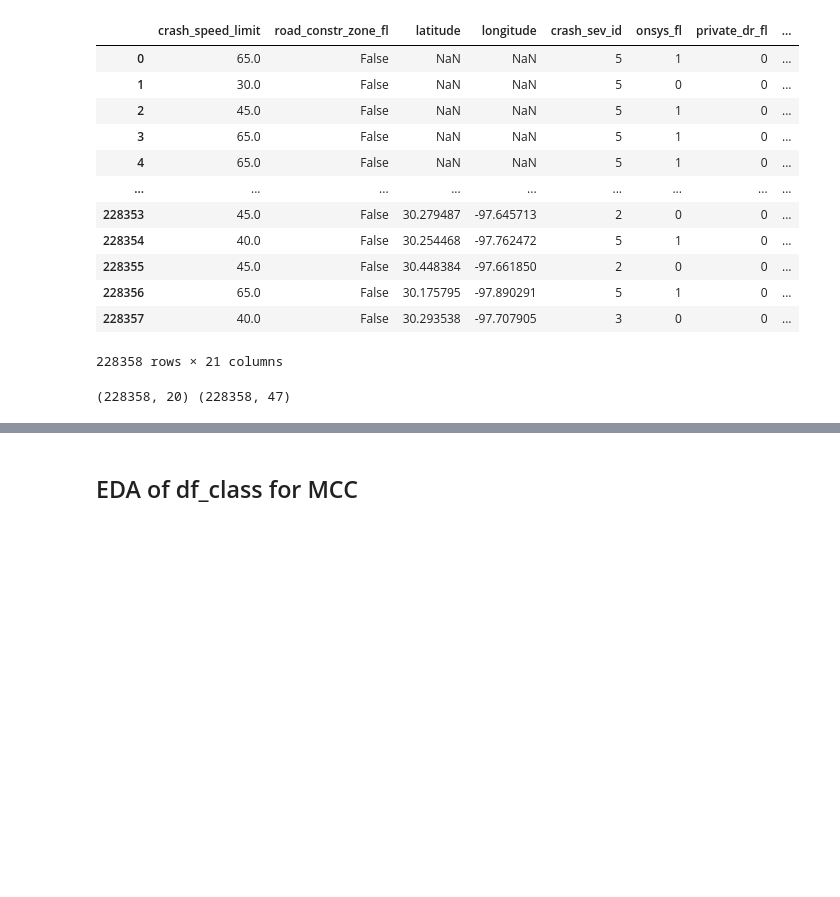
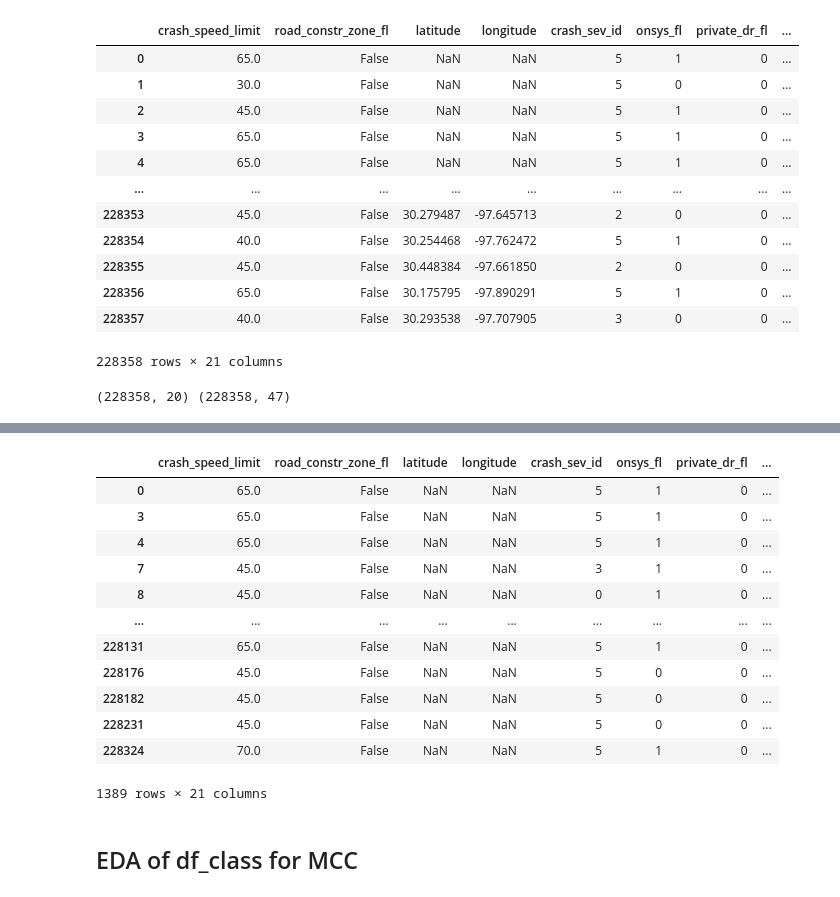
Before and after one commit to veee676/6302FinalTexasTrafficAccidentSeverityPrediction, a Jupyter notebook: Preprocessing.ipynb, the cells around one changed output, grey strips where cells are left out. Saved outputs shown, nothing was run; the diff lists cells and outputs as text; code cells hidden in the pictures; blank space fills up the shorter version.

Commit message:
managed to reduce missing lat lon by 2k!

```diff
--- a/Preprocessing.ipynb
+++ b/Preprocessing.ipynb
@@ -430,6 +527,8 @@ print(df_class.shape, df.shape)
 # %%
-## fixing lat and long missing columns (use the address from data and select random point on street segement for missing vals)
-# get unique addresses w missing lat and long
+# get unique addresses w missing lat and lon
 df_class['address'] = df_class['address'].str.strip().str.upper()
-latlong_missing = df_class[df_class['latitude'].isnull() & df_class['address'].notnull()]
-unique_addy = latlong_missing['address'].dropna().unique()
+df_class['cleaned_address'] = df_class['address'].apply(clean_address)
+latlong_missing = df_class[df_class['latitude'].isnull() & df_class['cleaned_address'].notnull()]
+# getting unique addresses with missing lat and long
+unique_addy = latlong_missing['cleaned_address'].dropna().unique()
+unique_addy.shape
@@ -471,9 +536,0 @@ KeyboardInterrupt:
-# %%
-# mapping to dataframe
-def coord_fill(row):
-    if pd.isnull(row['lattitude']) and row['address'] in address_to_latlong:
-        lat, long = address_to_latlong[row['address']]
-        return pd.Series([lat, long])
-    return pd.Series([row['latitude'], row['longitude']])
-
-df_class[['latitude', 'longitude']] = df_class.apply(coord_fill, axis=1)
@@ -490,0 +537,20 @@ def clean_address(address):
+# %%
+# dictionary to store results
+geocode_results = {}
+
+for i, address in enumerate(unique_addy):
+    lat, lon = geocode_pipeline(address)
+    geocode_results[address] = (lat, lon)
+    # avoiding rate limits
+    sleep(0.2)
+
+# converting geocode results to dataframe for merging
+df_geo = pd.DataFrame.from_dict(geocode_results, orient='index', columns=['new_lat', 'new_lon']).reset_index().rename(columns={'index': 'cleaned_address'})
+# merge geocoded results back to main df
+df_class = df_class.merge(df_geo, on='cleaned_address', how='left')
+# fill in lat and long from geocoding results where missing
+df_class['latitude'] = df_class['latitude'].fillna(df_class['new_lat'])
+df_class['longitude'] = df_class['longitude'].fillna(df_class['new_lon'])
+# drop helper columns
+df_class = df_class.drop(columns=['new_lat', 'new_lon'])
+df_class.isnull().sum()
@@ -491,5 +575,21 @@ def clean_address(address):
 # %%
 df_class.head()
+# %%
+df_class[df_class[['latitude', 'longitude']].isnull().any(axis=1)]
+# %% [output]
+|  | crash_speed_limit | road_constr_zone_fl | latitude | longitude | crash_sev_id | onsys_fl | private_dr_fl | ... |
+| 0 | 65.0 | False | NaN | NaN | 5 | 1 | 0 | ... |
+| 3 | 65.0 | False | NaN | NaN | 5 | 1 | 0 | ... |
+| 4 | 65.0 | False | NaN | NaN | 5 | 1 | 0 | ... |
+| 7 | 45.0 | False | NaN | NaN | 3 | 1 | 0 | ... |
+| 8 | 45.0 | False | NaN | NaN | 0 | 1 | 0 | ... |
+| ... | ... | ... | ... | ... | ... | ... | ... | ... |
+| 228131 | 65.0 | False | NaN | NaN | 5 | 1 | 0 | ... |
+| 228176 | 45.0 | False | NaN | NaN | 5 | 0 | 0 | ... |
+| 228182 | 45.0 | False | NaN | NaN | 5 | 0 | 0 | ... |
+| 228231 | 45.0 | False | NaN | NaN | 5 | 0 | 0 | ... |
+| 228324 | 70.0 | False | NaN | NaN | 5 | 1 | 0 | ... |
+1389 rows × 21 columns
 # %% [markdown]
 ## EDA of df_class for MCC
 # %%
```
Also changed, not shown: parts of 12 cells of this notebook.
